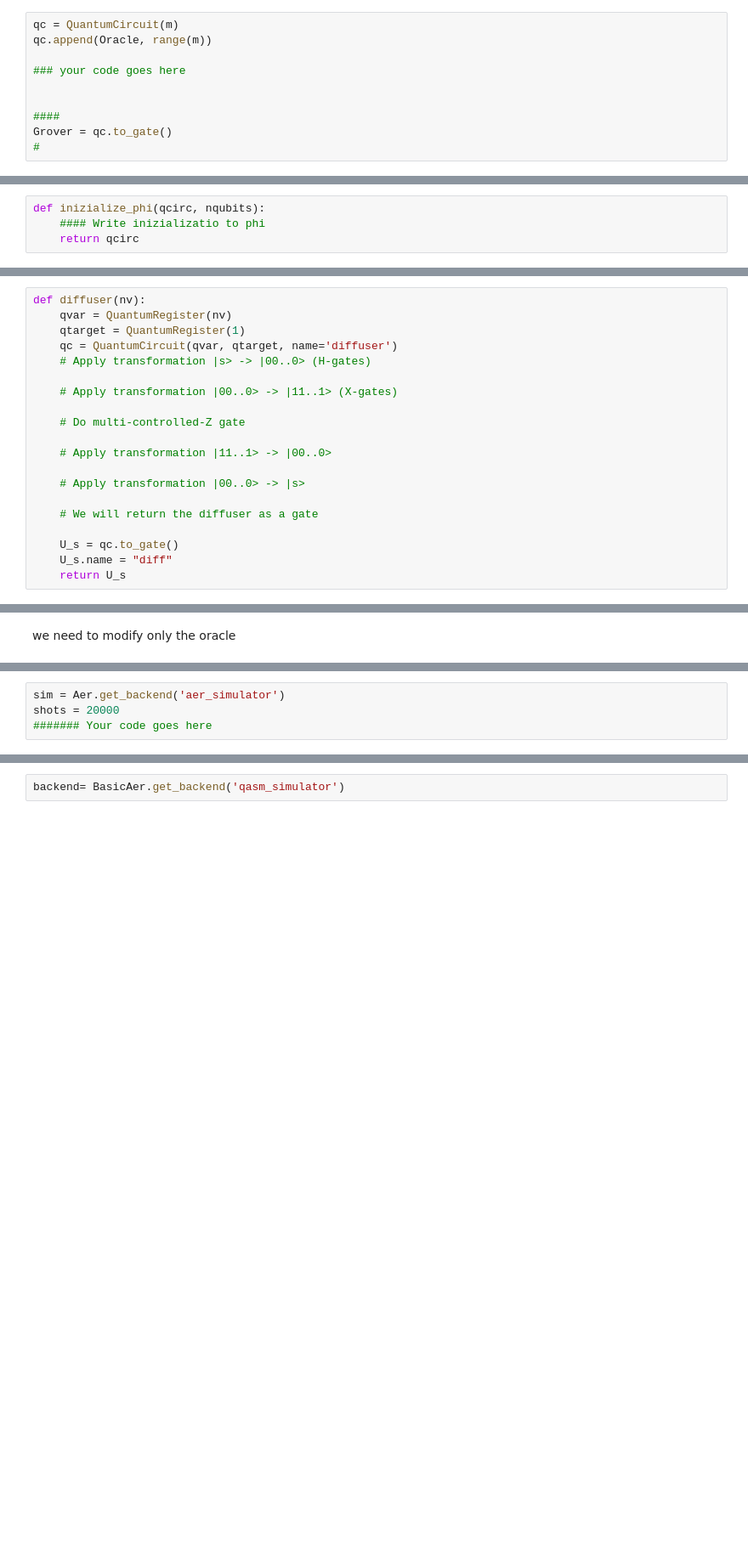
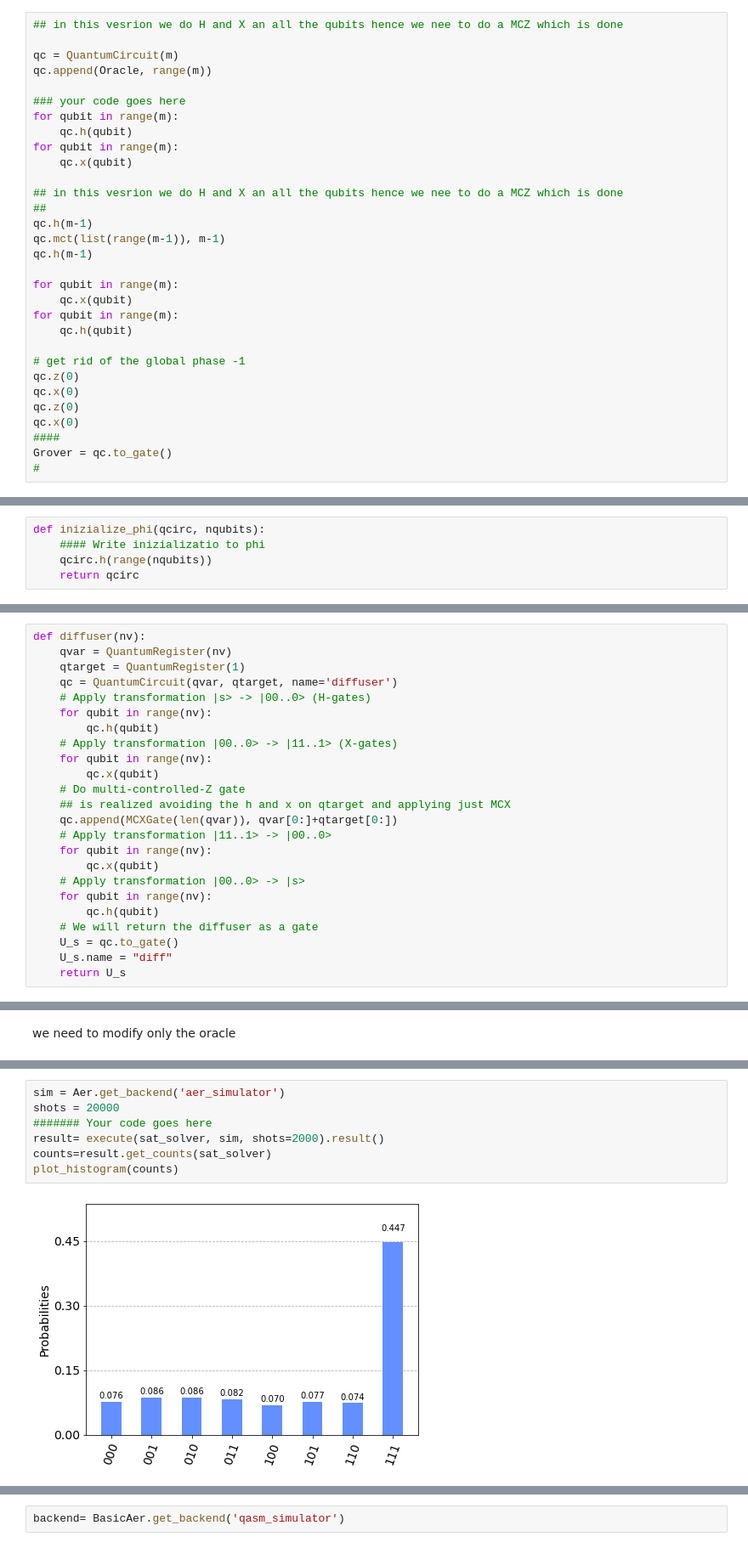
Before and after one commit to fexed/Notes, a Jupyter notebook: UniPi_CSMaster_AI/IntroductiontoQuantumComputing/code/Grover_lab.ipynb, the cells around one changed output, grey strips where cells are left out. Shown: that part at 85% size. Cells and saved outputs as stored; diff of their text form; blank space fills up the shorter version.

```diff
--- a/UniPi_CSMaster_AI/IntroductiontoQuantumComputing/code/Grover_lab.ipynb
+++ b/UniPi_CSMaster_AI/IntroductiontoQuantumComputing/code/Grover_lab.ipynb
@@ -67,10 +97,31 @@ Construct the diffuser
 # %%
+## in this vesrion we do H and X an all the qubits hence we nee to do a MCZ which is done
+
 qc = QuantumCircuit(m)
 qc.append(Oracle, range(m))
 
 ### your code goes here
+for qubit in range(m):
+    qc.h(qubit)
+for qubit in range(m):
+    qc.x(qubit)
 
+## in this vesrion we do H and X an all the qubits hence we nee to do a MCZ which is done
+##
+qc.h(m-1)
+qc.mct(list(range(m-1)), m-1)
+qc.h(m-1)
 
+for qubit in range(m):
+    qc.x(qubit)
+for qubit in range(m):
+    qc.h(qubit)
+
+# get rid of the global phase -1
+qc.z(0)
+qc.x(0)
+qc.z(0)
+qc.x(0)
 ####
 Grover = qc.to_gate()
 #
@@ -143,6 +210,7 @@ We can transform averything into a circuit
 # %%
 def inizialize_phi(qcirc, nqubits):
     #### Write inizializatio to phi
+    qcirc.h(range(nqubits))
     return qcirc
 # %%
 n=4
@@ -177,17 +245,21 @@ def diffuser(nv):
     qtarget = QuantumRegister(1)
     qc = QuantumCircuit(qvar, qtarget, name='diffuser')
     # Apply transformation |s> -> |00..0> (H-gates)
-
+    for qubit in range(nv):
+        qc.h(qubit)
     # Apply transformation |00..0> -> |11..1> (X-gates)
-
+    for qubit in range(nv):
+        qc.x(qubit)
     # Do multi-controlled-Z gate
-
+    ## is realized avoiding the h and x on qtarget and applying just MCX
+    qc.append(MCXGate(len(qvar)), qvar[0:]+qtarget[0:])
     # Apply transformation |11..1> -> |00..0>
-
+    for qubit in range(nv):
+        qc.x(qubit)
     # Apply transformation |00..0> -> |s>
-
+    for qubit in range(nv):
+        qc.h(qubit)
     # We will return the diffuser as a gate
-
     U_s = qc.to_gate()
     U_s.name = "diff"
     return U_s
@@ -268,7 +345,12 @@ sat_solver.decompose().draw('mpl')
 # %%
 sim = Aer.get_backend('aer_simulator')
 shots = 20000
 ####### Your code goes here
+result= execute(sat_solver, sim, shots=2000).result()
+counts=result.get_counts(sat_solver)
+plot_histogram(counts)
+# %% [output]
+[figure, added]
 # %%
 oracle = PhaseOracle(log_expr)
 oracle.draw('mpl')
```
Also changed, not shown: parts of 14 cells of this notebook.
